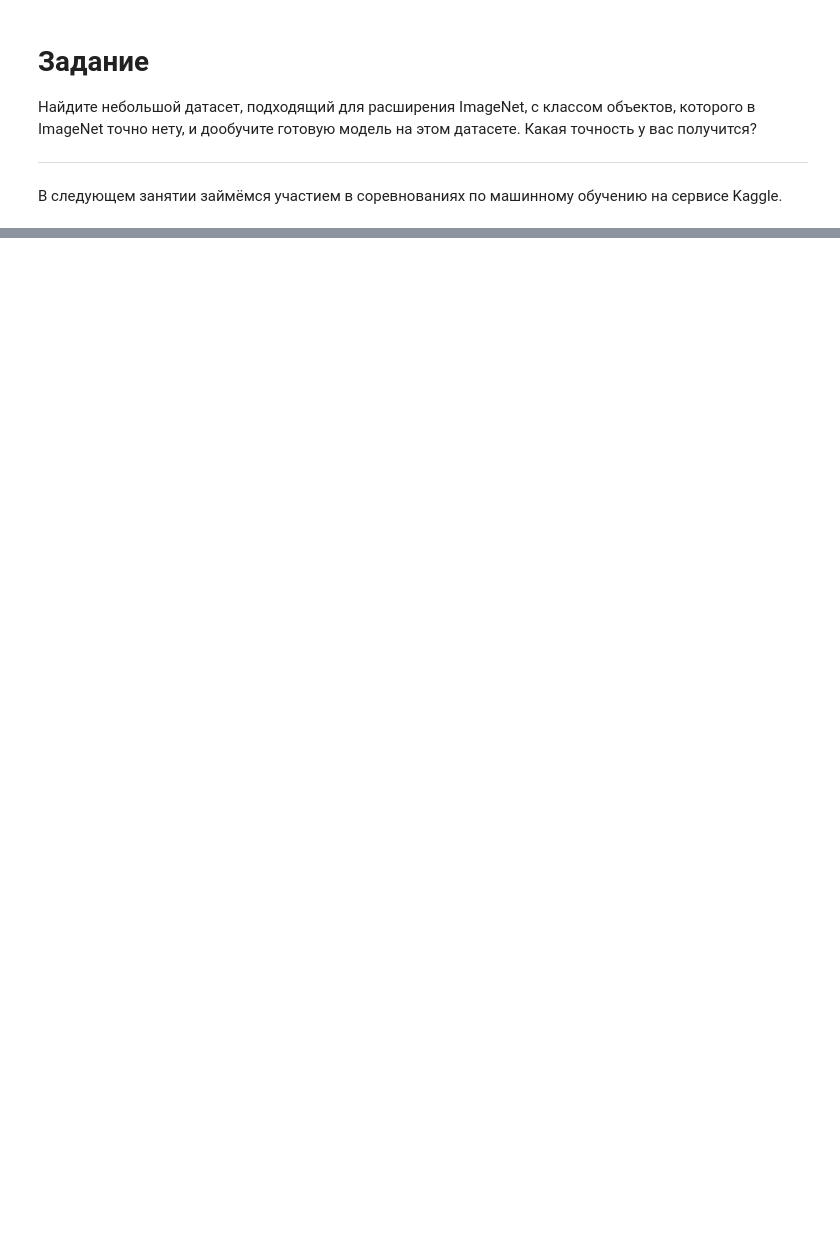
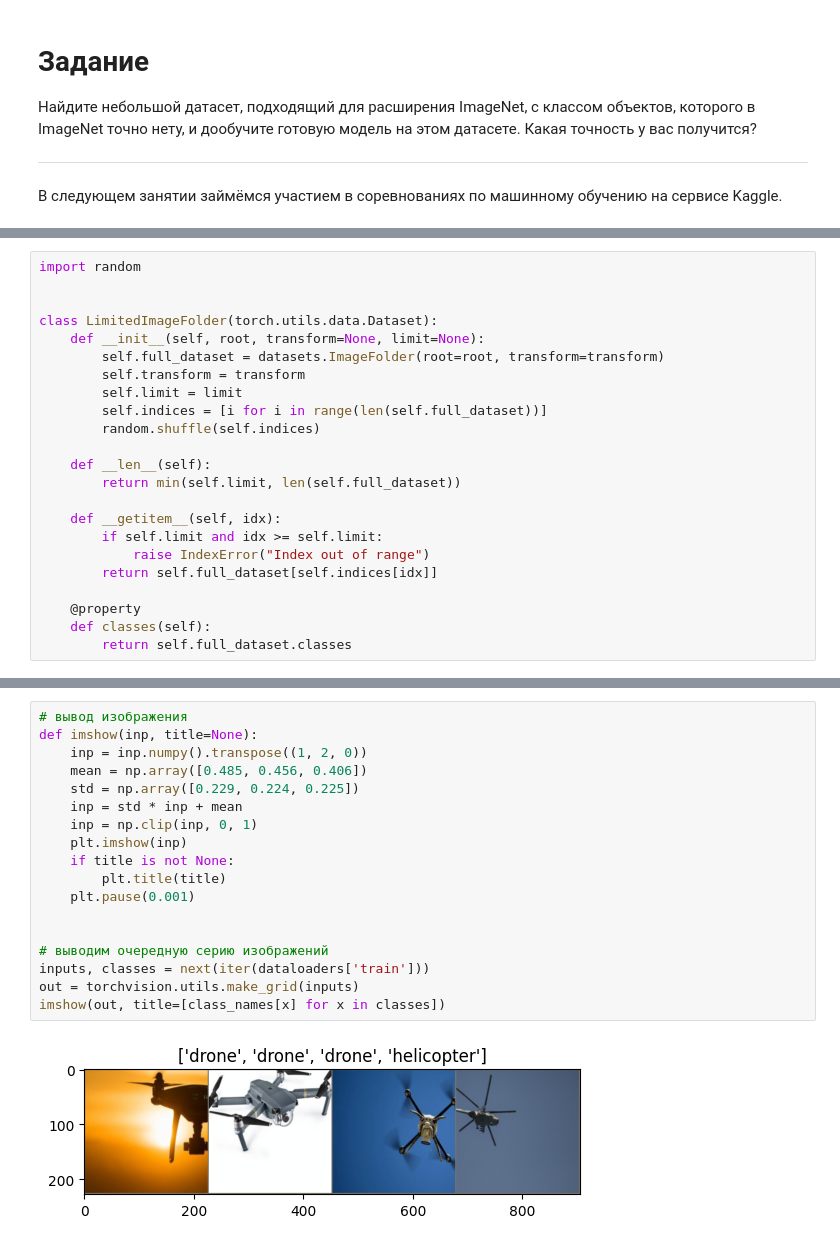
Before and after one commit to Xavatu/ML, a Jupyter notebook: ML1_7.ipynb, the cells around one changed output, grey strips where cells are left out. Cells and saved outputs as stored; diff of their text form; blank space fills up the shorter version.

```diff
--- a/ML1_7.ipynb
+++ b/ML1_7.ipynb
@@ -293,0 +566,23 @@ plt.show()
+# %%
+import random
+
+
+class LimitedImageFolder(torch.utils.data.Dataset):
+    def __init__(self, root, transform=None, limit=None):
+        self.full_dataset = datasets.ImageFolder(root=root, transform=transform)
+        self.transform = transform
+        self.limit = limit
+        self.indices = [i for i in range(len(self.full_dataset))]
+        random.shuffle(self.indices)
+
+    def __len__(self):
+        return min(self.limit, len(self.full_dataset))
+
+    def __getitem__(self, idx):
+        if self.limit and idx >= self.limit:
+            raise IndexError("Index out of range")
+        return self.full_dataset[self.indices[idx]]
+
+    @property
+    def classes(self):
+        return self.full_dataset.classes
@@ -293,0 +636,20 @@ plt.show()
+# %%
+# вывод изображения
+def imshow(inp, title=None):
+    inp = inp.numpy().transpose((1, 2, 0))
+    mean = np.array([0.485, 0.456, 0.406])
+    std = np.array([0.229, 0.224, 0.225])
+    inp = std * inp + mean
+    inp = np.clip(inp, 0, 1)
+    plt.imshow(inp)
+    if title is not None:
+        plt.title(title)
+    plt.pause(0.001)
+
+
+# выводим очередную серию изображений
+inputs, classes = next(iter(dataloaders['train']))
+out = torchvision.utils.make_grid(inputs)
+imshow(out, title=[class_names[x] for x in classes])
+# %% [output]
+[figure, added]
```
Also changed, not shown: parts of 22 cells of this notebook.
